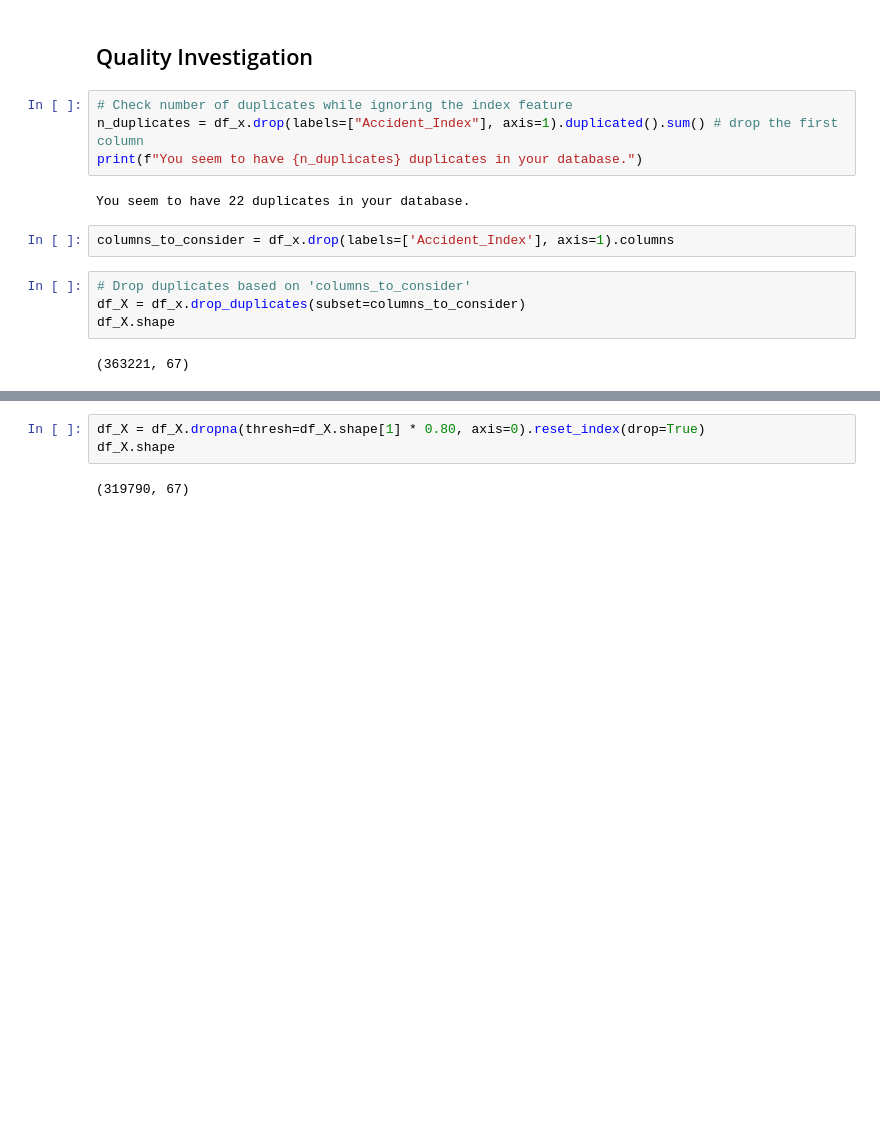
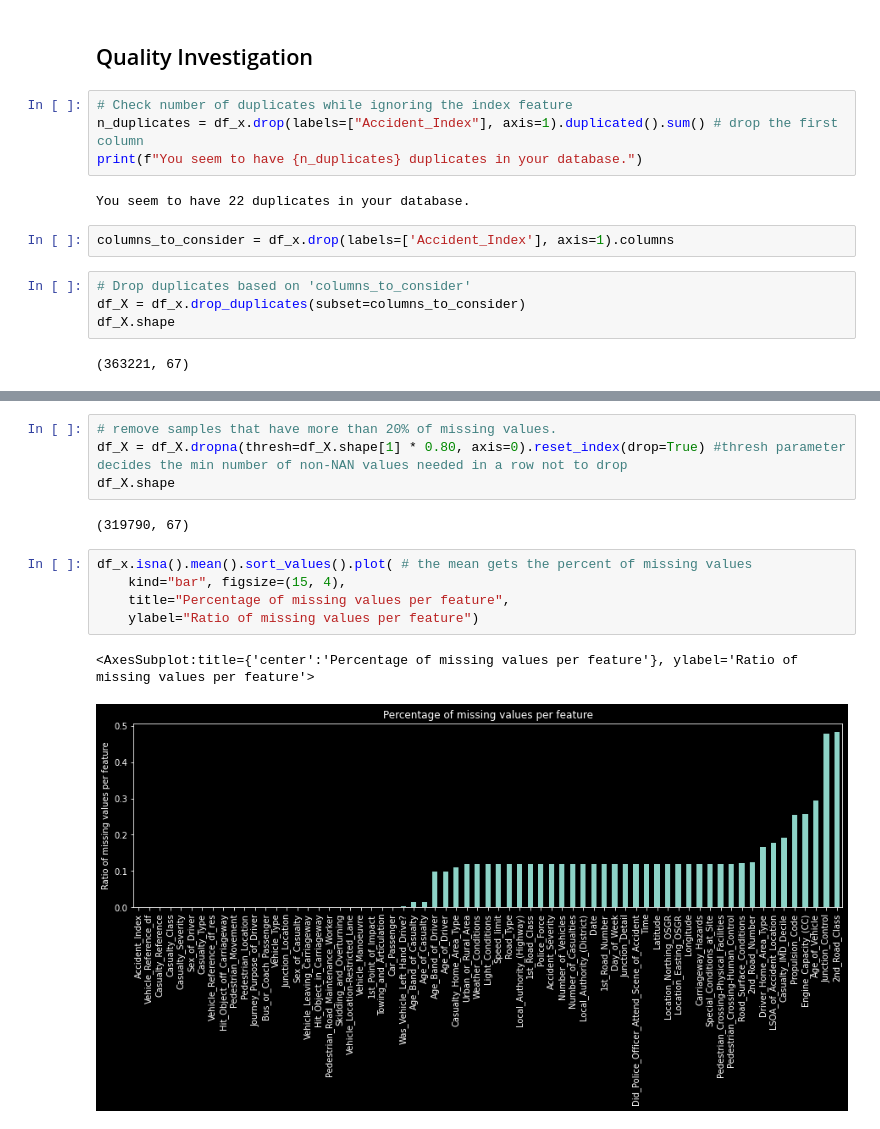
Before and after one commit to alexmaccalman/python, a Jupyter notebook: EDA.ipynb, the cells around one changed output, grey strips where cells are left out. Drawn from its saved outputs; the diff is of its cells as text; blank space fills up the shorter version.

```diff
--- a/EDA.ipynb
+++ b/EDA.ipynb
@@ -128,5 +131,14 @@ msno.matrix(df_X, labels=True, sort="descending");
 # %%
-df_X = df_X.dropna(thresh=df_X.shape[1] * 0.80, axis=0).reset_index(drop=True)
+# remove samples that have more than 20% of missing values.
+df_X = df_X.dropna(thresh=df_X.shape[1] * 0.80, axis=0).reset_index(drop=True) #thresh parameter decides the min number of non-NAN values needed in a row not to drop
 df_X.shape
 # %% [output]
 (319790, 67)
+# %%
+df_x.isna().mean().sort_values().plot( # the mean gets the percent of missing values
+    kind="bar", figsize=(15, 4),
+    title="Percentage of missing values per feature",
+    ylabel="Ratio of missing values per feature")
+# %% [output]
+<AxesSubplot:title={'center':'Percentage of missing values per feature'}, ylabel='Ratio of missing values per feature'>
+[figure, added]
```
Also changed, not shown: parts of 39 cells of this notebook, 6 other files.
